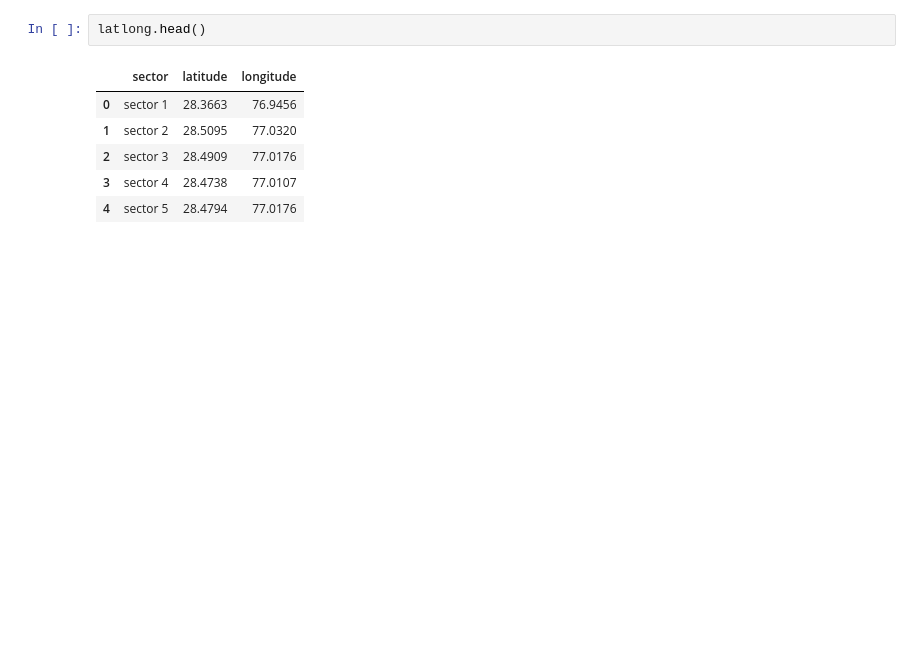
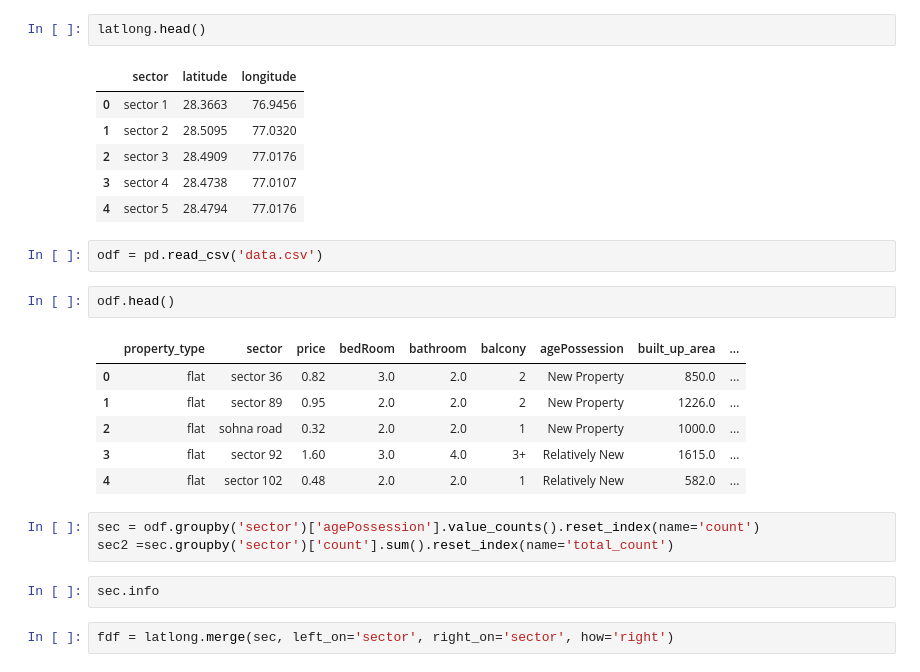
Before and after one commit to khushraj17/FUNDUS-app, a Jupyter notebook: analytic.ipynb, the cells around one changed output. Saved outputs shown, nothing was run; the diff lists cells and outputs as text; blank space fills up the shorter version.

Commit message:
analyse data

```diff
--- a/analytic.ipynb
+++ b/analytic.ipynb
@@ -49,3 +49,21 @@ latlong.head()
 | 2 | sector 3 | 28.4909 | 77.0176 |
 | 3 | sector 4 | 28.4738 | 77.0107 |
 | 4 | sector 5 | 28.4794 | 77.0176 |
+# %%
+odf = pd.read_csv('data.csv')
+# %%
+odf.head()
+# %% [output]
+|  | property_type | sector | price | bedRoom | bathroom | balcony | agePossession | built_up_area | ... |
+| 0 | flat | sector 36 | 0.82 | 3.0 | 2.0 | 2 | New Property | 850.0 | ... |
+| 1 | flat | sector 89 | 0.95 | 2.0 | 2.0 | 2 | New Property | 1226.0 | ... |
+| 2 | flat | sohna road | 0.32 | 2.0 | 2.0 | 1 | New Property | 1000.0 | ... |
+| 3 | flat | sector 92 | 1.60 | 3.0 | 4.0 | 3+ | Relatively New | 1615.0 | ... |
+| 4 | flat | sector 102 | 0.48 | 2.0 | 2.0 | 1 | Relatively New | 582.0 | ... |
+# %%
+sec = odf.groupby('sector')['agePossession'].value_counts().reset_index(name='count')
+sec2 =sec.groupby('sector')['count'].sum().reset_index(name='total_count')
+# %%
+sec.info
+# %%
+fdf = latlong.merge(sec, left_on='sector', right_on='sector', how='right')
```
Also changed, not shown: parts of 15 cells of this notebook.
